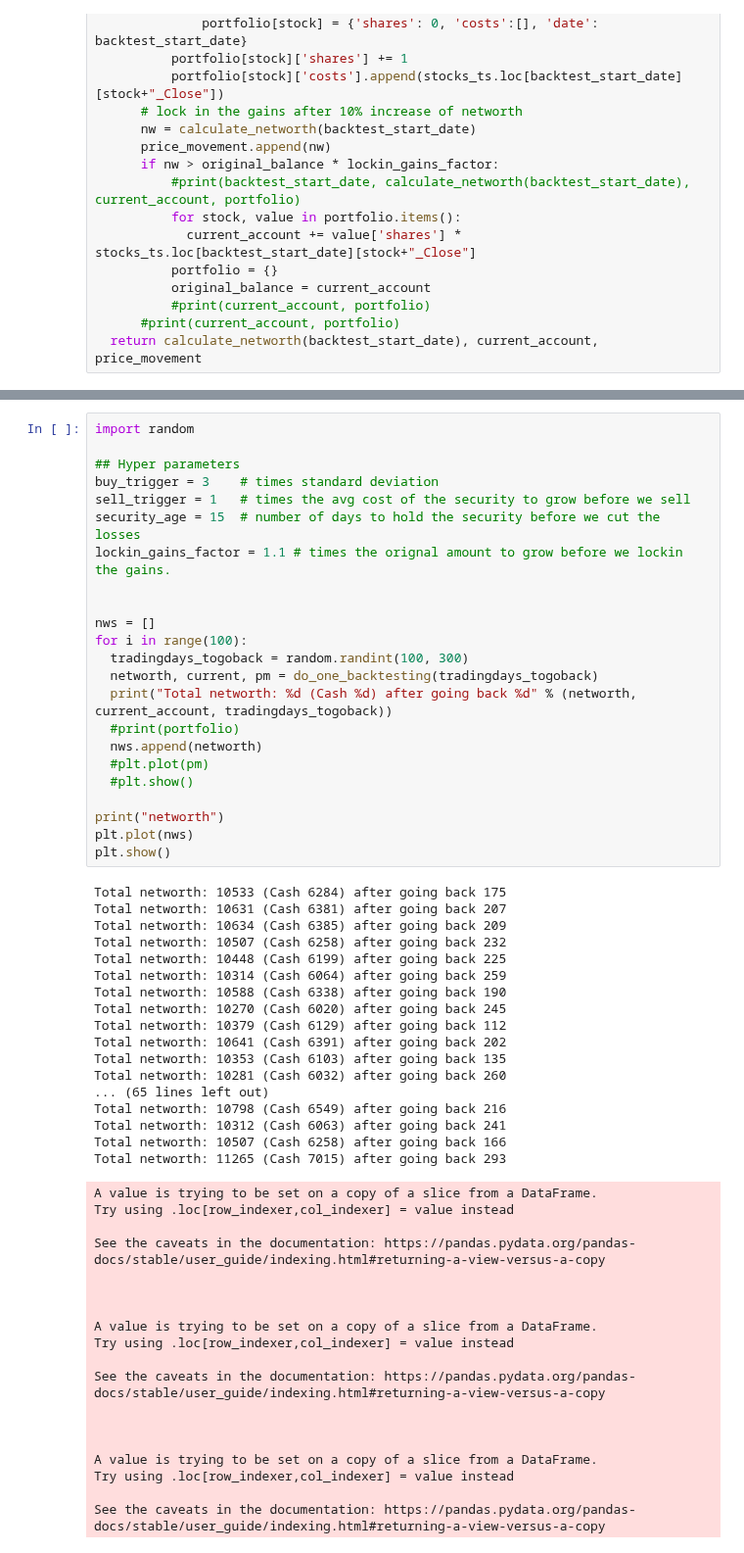
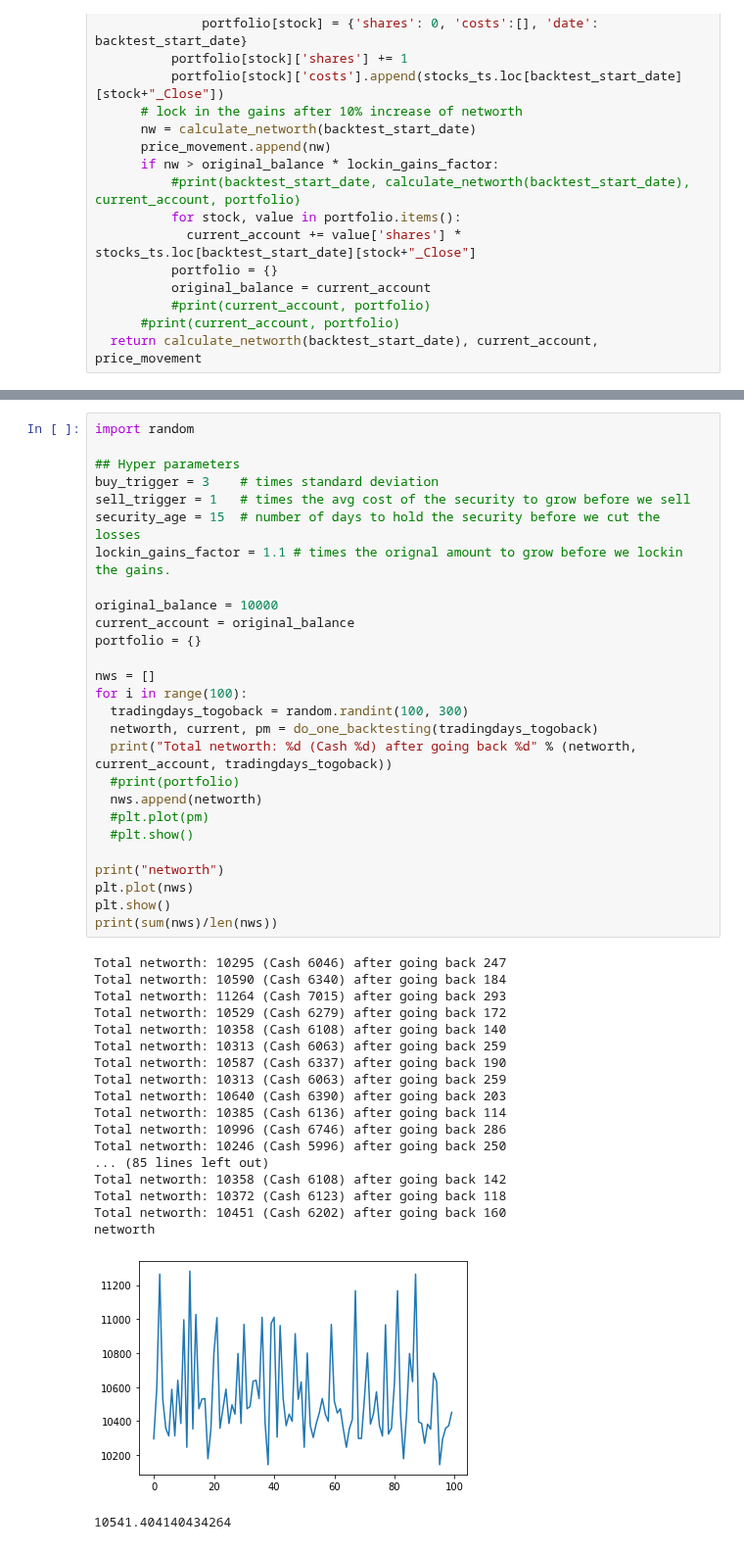
Before and after one commit to MuralidharB/tft-stocks, a Jupyter notebook: close_open.ipynb, the cells around one changed output, grey strips where cells are left out. Shown at 98% size. Saved outputs shown, nothing was run; the diff lists cells and outputs as text.

```diff
--- a/close_open.ipynb
+++ b/close_open.ipynb
@@ -283,59 +340,47 @@ networth
 # %%
 import random
 
 ## Hyper parameters
 buy_trigger = 3    # times standard deviation
 sell_trigger = 1   # times the avg cost of the security to grow before we sell
 security_age = 15  # number of days to hold the security before we cut the losses
 lockin_gains_factor = 1.1 # times the orignal amount to grow before we lockin the gains.
 
+original_balance = 10000
+current_account = original_balance
+portfolio = {}
 
 nws = []
 for i in range(100):
   tradingdays_togoback = random.randint(100, 300)
   networth, current, pm = do_one_backtesting(tradingdays_togoback)
   print("Total networth: %d (Cash %d) after going back %d" % (networth, current_account, tradingdays_togoback))
   #print(portfolio)
   nws.append(networth)
   #plt.plot(pm)
   #plt.show()
 
 print("networth")
 plt.plot(nws)
 plt.show()
+print(sum(nws)/len(nws))
 # %% [output]
-Total networth: 10533 (Cash 6284) after going back 175
-Total networth: 10631 (Cash 6381) after going back 207
-Total networth: 10634 (Cash 6385) after going back 209
-Total networth: 10507 (Cash 6258) after going back 232
-Total networth: 10448 (Cash 6199) after going back 225
-Total networth: 10314 (Cash 6064) after going back 259
-Total networth: 10588 (Cash 6338) after going back 190
-Total networth: 10270 (Cash 6020) after going back 245
-Total networth: 10379 (Cash 6129) after going back 112
-Total networth: 10641 (Cash 6391) after going back 202
-Total networth: 10353 (Cash 6103) after going back 135
-Total networth: 10281 (Cash 6032) after going back 260
-... (65 lines left out)
-Total networth: 10798 (Cash 6549) after going back 216
-Total networth: 10312 (Cash 6063) after going back 241
-Total networth: 10507 (Cash 6258) after going back 166
-Total networth: 11265 (Cash 7015) after going back 293
+Total networth: 10295 (Cash 6046) after going back 247
+Total networth: 10590 (Cash 6340) after going back 184
+Total networth: 11264 (Cash 7015) after going back 293
+Total networth: 10529 (Cash 6279) after going back 172
+Total networth: 10358 (Cash 6108) after going back 140
+Total networth: 10313 (Cash 6063) after going back 259
+Total networth: 10587 (Cash 6337) after going back 190
+Total networth: 10313 (Cash 6063) after going back 259
+Total networth: 10640 (Cash 6390) after going back 203
+Total networth: 10385 (Cash 6136) after going back 114
+Total networth: 10996 (Cash 6746) after going back 286
+Total networth: 10246 (Cash 5996) after going back 250
+... (85 lines left out)
+Total networth: 10358 (Cash 6108) after going back 142
+Total networth: 10372 (Cash 6123) after going back 118
+Total networth: 10451 (Cash 6202) after going back 160
+networth
+[figure, new version]
-A value is trying to be set on a copy of a slice from a DataFrame.
-Try using .loc[row_indexer,col_indexer] = value instead
-
-See the caveats in the documentation: https://pandas.pydata.org/pandas-docs/stable/user_guide/indexing.html#returning-a-view-versus-a-copy
-
-
-
-A value is trying to be set on a copy of a slice from a DataFrame.
-Try using .loc[row_indexer,col_indexer] = value instead
-
-See the caveats in the documentation: https://pandas.pydata.org/pandas-docs/stable/user_guide/indexing.html#returning-a-view-versus-a-copy
-
-
-
-A value is trying to be set on a copy of a slice from a DataFrame.
-Try using .loc[row_indexer,col_indexer] = value instead
-
-See the caveats in the documentation: https://pandas.pydata.org/pandas-docs/stable/user_guide/indexing.html#returning-a-view-versus-a-copy
+10541.404140434264
```
Also changed, not shown: parts of 7 cells of this notebook.
